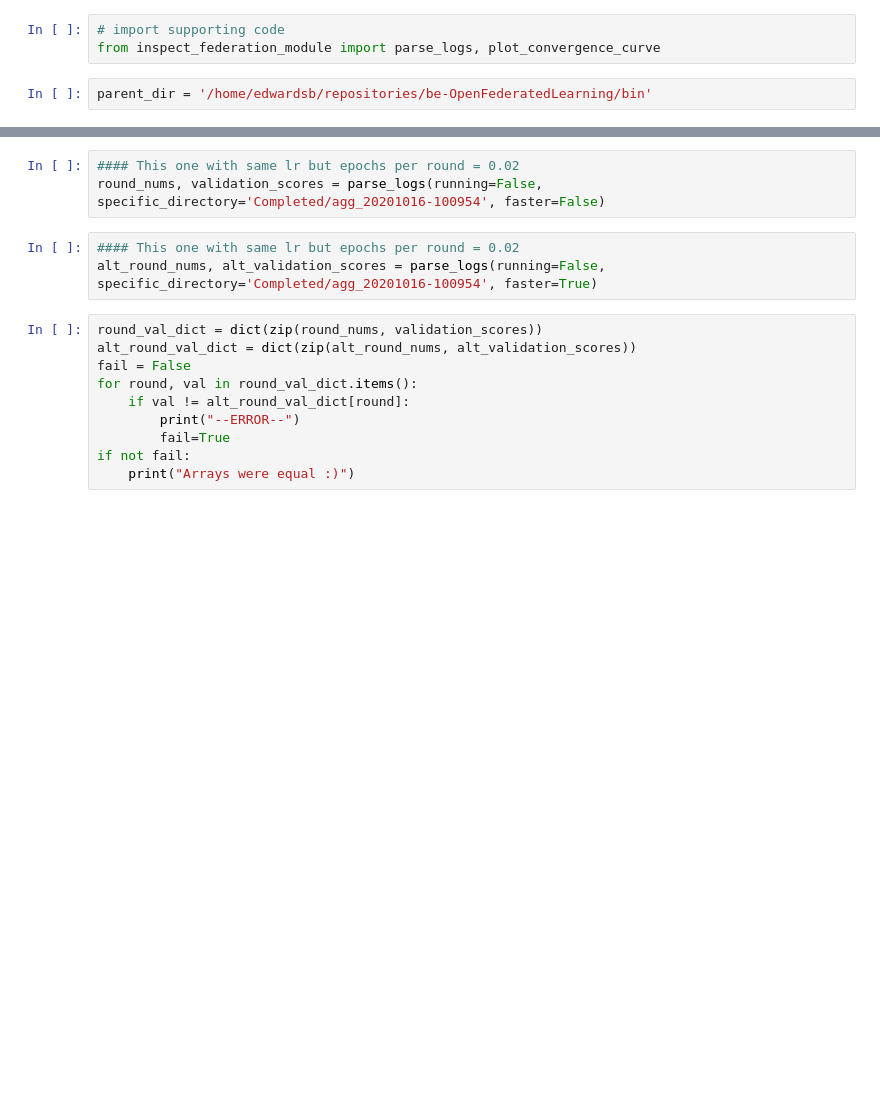
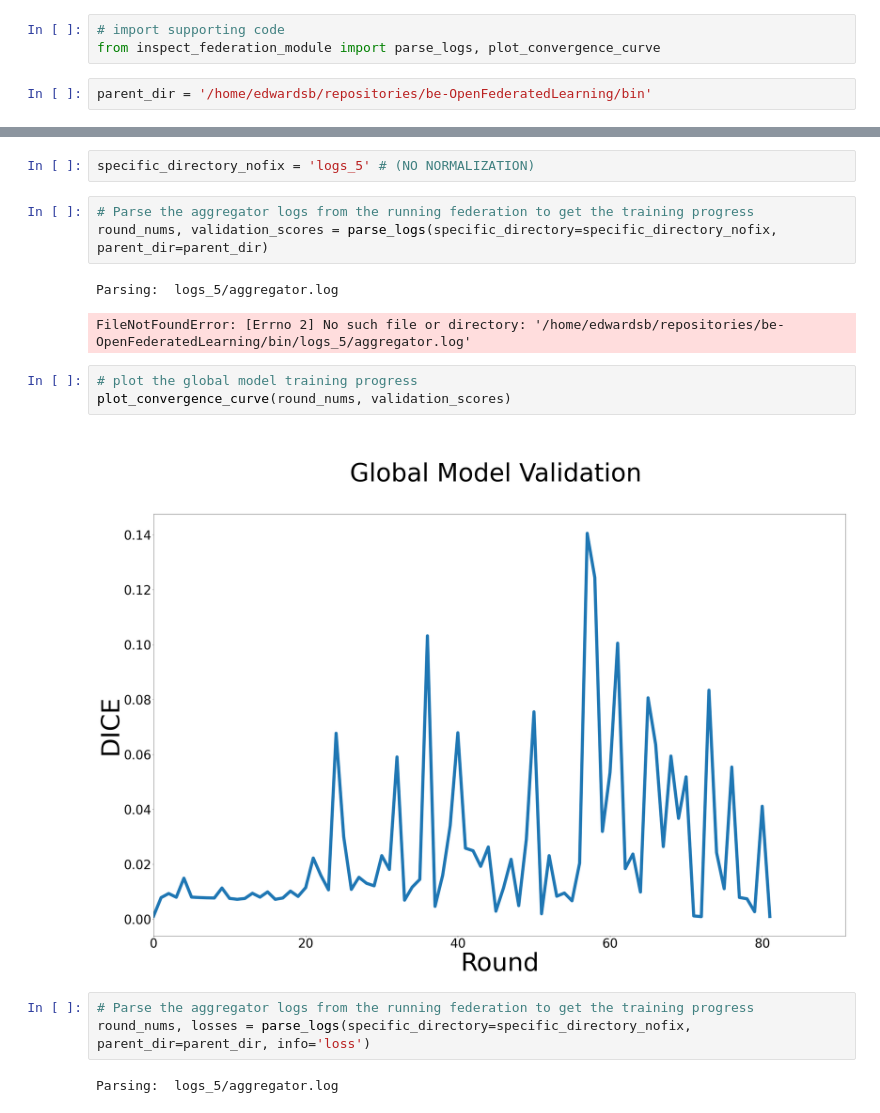
Before and after one commit to FeTS-AI/Algorithms, a Jupyter notebook: fets/bin/plot_fed_training_curves/InspectFederation.ipynb, the cells around one changed output, grey strips where cells are left out. Saved outputs shown, nothing was run; the diff lists cells and outputs as text; blank space fills up the shorter version.

```diff
--- a/fets/bin/plot_fed_training_curves/InspectFederation.ipynb
+++ b/fets/bin/plot_fed_training_curves/InspectFederation.ipynb
@@ -139,16 +6,18 @@ if not fail:
-# %%
-#### This one with same lr but epochs per round = 0.02
-round_nums, validation_scores = parse_logs(running=False, specific_directory='Completed/agg_20201016-100954', faster=False)
-# %%
-#### This one with same lr but epochs per round = 0.02
-alt_round_nums, alt_validation_scores = parse_logs(running=False, specific_directory='Completed/agg_20201016-100954', faster=True)
-# %%
-round_val_dict = dict(zip(round_nums, validation_scores))
-alt_round_val_dict = dict(zip(alt_round_nums, alt_validation_scores))
-fail = False
-for round, val in round_val_dict.items():
-    if val != alt_round_val_dict[round]:
-        print("--ERROR--")
-        fail=True
-if not fail:
-    print("Arrays were equal :)")
+# %%
+specific_directory_nofix = 'logs_5' # (NO NORMALIZATION)
+# %%
+# Parse the aggregator logs from the running federation to get the training progress
+round_nums, validation_scores = parse_logs(specific_directory=specific_directory_nofix, parent_dir=parent_dir)
+# %% [output]
+Parsing:  logs_5/aggregator.log
+FileNotFoundError: [Errno 2] No such file or directory: '/home/edwardsb/repositories/be-OpenFederatedLearning/bin/logs_5/aggregator.log'
+# %%
+# plot the global model training progress
+plot_convergence_curve(round_nums, validation_scores)
+# %% [output]
+[figure, added]
+# %%
+# Parse the aggregator logs from the running federation to get the training progress
+round_nums, losses = parse_logs(specific_directory=specific_directory_nofix, parent_dir=parent_dir, info='loss')
+# %% [output]
+Parsing:  logs_5/aggregator.log
```
Also changed, not shown: parts of 51 cells of this notebook, 5 other files.
